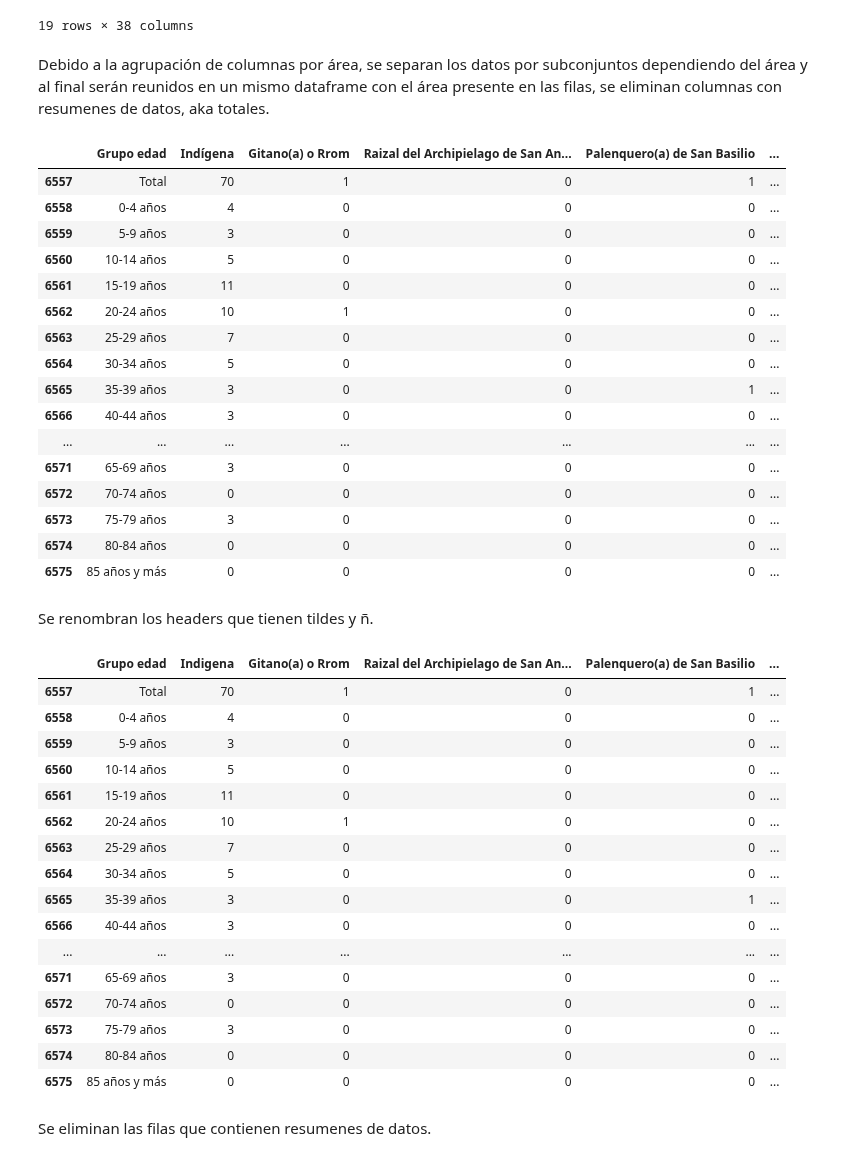
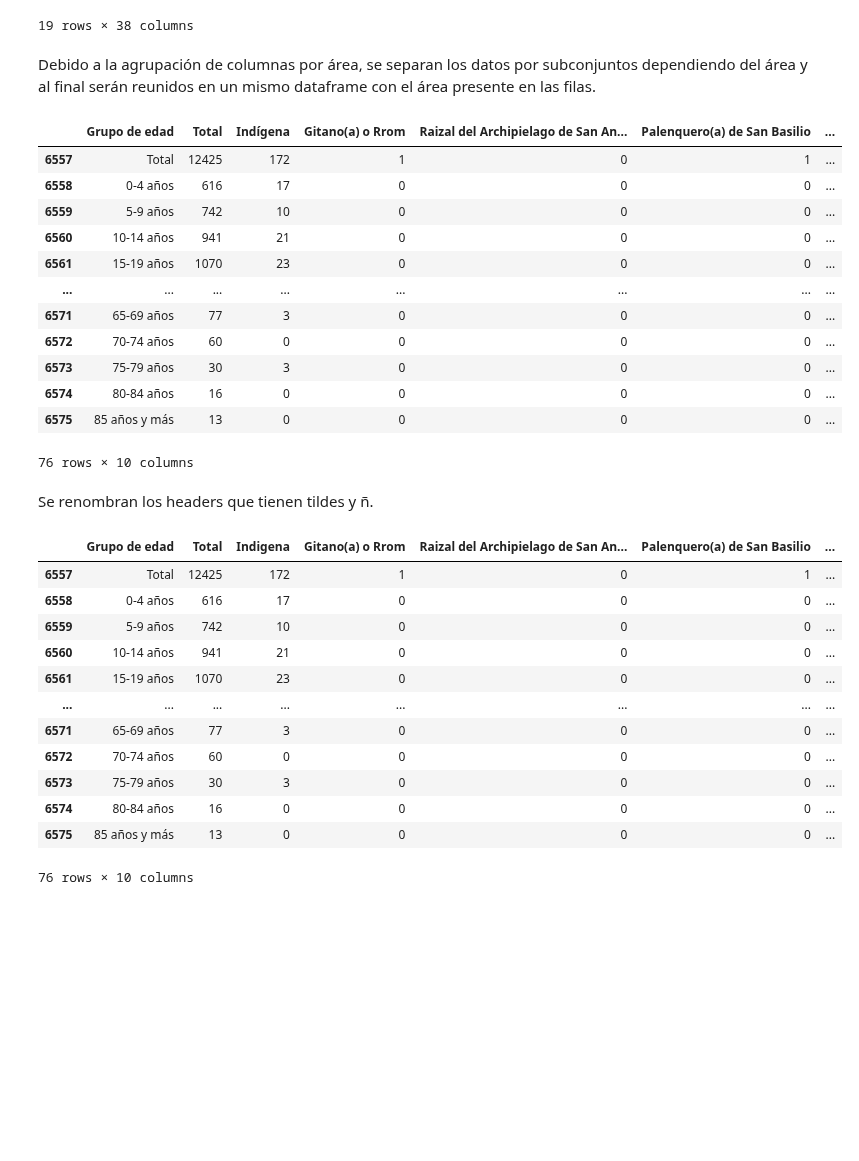
Before and after one commit to Schiavi13/Censo-Viterbo-Caldas-2018, a Jupyter notebook: source_to_csv_12pm.ipynb, the cells around one changed output. Drawn from its saved outputs; the diff is of its cells as text; code cells hidden in the pictures; blank space fills up the shorter version.

Commit message:
Actualiza procesamiento de hoja 12PM retornando csv con y sin totales

```diff
--- a/source_to_csv_12pm.ipynb
+++ b/source_to_csv_12pm.ipynb
@@ -47,6 +49,6 @@ for (i, value) in enumerate(first_row):
 36 Ningún grupo étnico
 37 Sin información
 # %%
-actual_headers = list(df_12pm.iloc[0][4:11])
+actual_headers = list(df_12pm.iloc[0][3:11])
 actual_headers
 # %% [output]
@@ -83,39 +86,35 @@ df_12pm
 | 6575 | NaN | 17877_Viterbo | 85 años y más | 173 | 1 | 0 | 0 | 0 | ... |
 19 rows × 38 columns
 # %% [markdown]
-Debido a la agrupación de columnas por área, se separan los datos por subconjuntos dependiendo del área y al final serán reunidos en un mismo dataframe con el área presente en las filas, se eliminan columnas con resumenes de datos, aka totales.
+Debido a la agrupación de columnas por área, se separan los datos por subconjuntos dependiendo del área y al final serán reunidos en un mismo dataframe con el área presente en las filas.
 # %%
 ls_df = []
+area_type = ['total', 'cabecera', 'centros_poblados', 'rural_disperso']
 df_12pm_grupo_edad = df_12pm['Unnamed: 2']
-df_12pm_cabecera = pd.concat([df_12pm_grupo_edad, df_12pm.iloc[:,13:20].assign(Area='cabecera')], axis=1)
-ls_df.append(df_12pm_cabecera)
-df_12pm_centros_poblados = pd.concat([df_12pm_grupo_edad, df_12pm.iloc[:,22:29].assign(Area='centro_poblado')], axis=1)
-ls_df.append(df_12pm_centros_poblados)
-df_12pm_rural_disperso = pd.concat([df_12pm_grupo_edad, df_12pm.iloc[:,31:].assign(Area='rural_disperso')], axis=1)
-ls_df.append(df_12pm_rural_disperso)
+for i, area in zip(range(3, 38, 9), area_type):
+    df_12pm_with_area = pd.concat([df_12pm[['Unnamed: 2']], df_12pm.iloc[:, i:i+8].assign(Area=area)], axis=1)
+    ls_df.append(df_12pm_with_area)
+
 for df in ls_df:
-    df.rename(columns={'Unnamed: 2':'Grupo edad'}, inplace=True)
     df.rename(columns=dict(zip(list(df.columns.values[1:-1]), actual_headers[:])), inplace=True)
+
 df_12pm = pd.concat(ls_df)
+df_12pm.rename(columns={'Unnamed: 2': 'Grupo de edad'}, inplace=True)
 df_12pm
 # %% [output]
-|  | Grupo edad | Indígena | Gitano(a) o Rrom | Raizal del Archipielago de San An... | Palenquero(a) de San Basilio | ... |
-| 6557 | Total | 70 | 1 | 0 | 1 | ... |
-| 6558 | 0-4 años | 4 | 0 | 0 | 0 | ... |
-| 6559 | 5-9 años | 3 | 0 | 0 | 0 | ... |
-| 6560 | 10-14 años | 5 | 0 | 0 | 0 | ... |
-| 6561 | 15-19 años | 11 | 0 | 0 | 0 | ... |
-| 6562 | 20-24 años | 10 | 1 | 0 | 0 | ... |
-| 6563 | 25-29 años | 7 | 0 | 0 | 0 | ... |
-| 6564 | 30-34 años | 5 | 0 | 0 | 0 | ... |
-| 6565 | 35-39 años | 3 | 0 | 0 | 1 | ... |
-| 6566 | 40-44 años | 3 | 0 | 0 | 0 | ... |
-| ... | ... | ... | ... | ... | ... | ... |
-| 6571 | 65-69 años | 3 | 0 | 0 | 0 | ... |
-| 6572 | 70-74 años | 0 | 0 | 0 | 0 | ... |
-| 6573 | 75-79 años | 3 | 0 | 0 | 0 | ... |
-| 6574 | 80-84 años | 0 | 0 | 0 | 0 | ... |
-| 6575 | 85 años y más | 0 | 0 | 0 | 0 | ... |
+|  | Grupo de edad | Total | Indígena | Gitano(a) o Rrom | Raizal del Archipielago de San An... | Palenquero(a) de San Basilio | ... |
+| 6557 | Total | 12425 | 172 | 1 | 0 | 1 | ... |
+| 6558 | 0-4 años | 616 | 17 | 0 | 0 | 0 | ... |
+| 6559 | 5-9 años | 742 | 10 | 0 | 0 | 0 | ... |
+| 6560 | 10-14 años | 941 | 21 | 0 | 0 | 0 | ... |
+| 6561 | 15-19 años | 1070 | 23 | 0 | 0 | 0 | ... |
+| ... | ... | ... | ... | ... | ... | ... | ... |
+| 6571 | 65-69 años | 77 | 3 | 0 | 0 | 0 | ... |
+| 6572 | 70-74 años | 60 | 0 | 0 | 0 | 0 | ... |
+| 6573 | 75-79 años | 30 | 3 | 0 | 0 | 0 | ... |
+| 6574 | 80-84 años | 16 | 0 | 0 | 0 | 0 | ... |
+| 6575 | 85 años y más | 13 | 0 | 0 | 0 | 0 | ... |
+76 rows × 10 columns
 # %% [markdown]
 Se renombran los headers que tienen tildes y ñ.
 # %%
@@ -125,22 +124,16 @@ df_12pm = df_12pm.rename(columns={'Indígena':'Indigena',
                         'Sin información':'Sin informacion'})
 df_12pm
 # %% [output]
-|  | Grupo edad | Indigena | Gitano(a) o Rrom | Raizal del Archipielago de San An... | Palenquero(a) de San Basilio | ... |
-| 6557 | Total | 70 | 1 | 0 | 1 | ... |
-| 6558 | 0-4 años | 4 | 0 | 0 | 0 | ... |
-| 6559 | 5-9 años | 3 | 0 | 0 | 0 | ... |
-| 6560 | 10-14 años | 5 | 0 | 0 | 0 | ... |
-| 6561 | 15-19 años | 11 | 0 | 0 | 0 | ... |
-| 6562 | 20-24 años | 10 | 1 | 0 | 0 | ... |
-| 6563 | 25-29 años | 7 | 0 | 0 | 0 | ... |
-| 6564 | 30-34 años | 5 | 0 | 0 | 0 | ... |
-| 6565 | 35-39 años | 3 | 0 | 0 | 1 | ... |
-| 6566 | 40-44 años | 3 | 0 | 0 | 0 | ... |
-| ... | ... | ... | ... | ... | ... | ... |
-| 6571 | 65-69 años | 3 | 0 | 0 | 0 | ... |
-| 6572 | 70-74 años | 0 | 0 | 0 | 0 | ... |
-| 6573 | 75-79 años | 3 | 0 | 0 | 0 | ... |
-| 6574 | 80-84 años | 0 | 0 | 0 | 0 | ... |
-| 6575 | 85 años y más | 0 | 0 | 0 | 0 | ... |
+|  | Grupo de edad | Total | Indigena | Gitano(a) o Rrom | Raizal del Archipielago de San An... | Palenquero(a) de San Basilio | ... |
+| 6557 | Total | 12425 | 172 | 1 | 0 | 1 | ... |
+| 6558 | 0-4 años | 616 | 17 | 0 | 0 | 0 | ... |
+| 6559 | 5-9 años | 742 | 10 | 0 | 0 | 0 | ... |
+| 6560 | 10-14 años | 941 | 21 | 0 | 0 | 0 | ... |
+| 6561 | 15-19 años | 1070 | 23 | 0 | 0 | 0 | ... |
+| ... | ... | ... | ... | ... | ... | ... | ... |
+| 6571 | 65-69 años | 77 | 3 | 0 | 0 | 0 | ... |
+| 6572 | 70-74 años | 60 | 0 | 0 | 0 | 0 | ... |
+| 6573 | 75-79 años | 30 | 3 | 0 | 0 | 0 | ... |
+| 6574 | 80-84 años | 16 | 0 | 0 | 0 | 0 | ... |
+| 6575 | 85 años y más | 13 | 0 | 0 | 0 | 0 | ... |
+76 rows × 10 columns
-# %% [markdown]
-Se eliminan las filas que contienen resumenes de datos.
```
Also changed, not shown: parts of 10 cells of this notebook.
